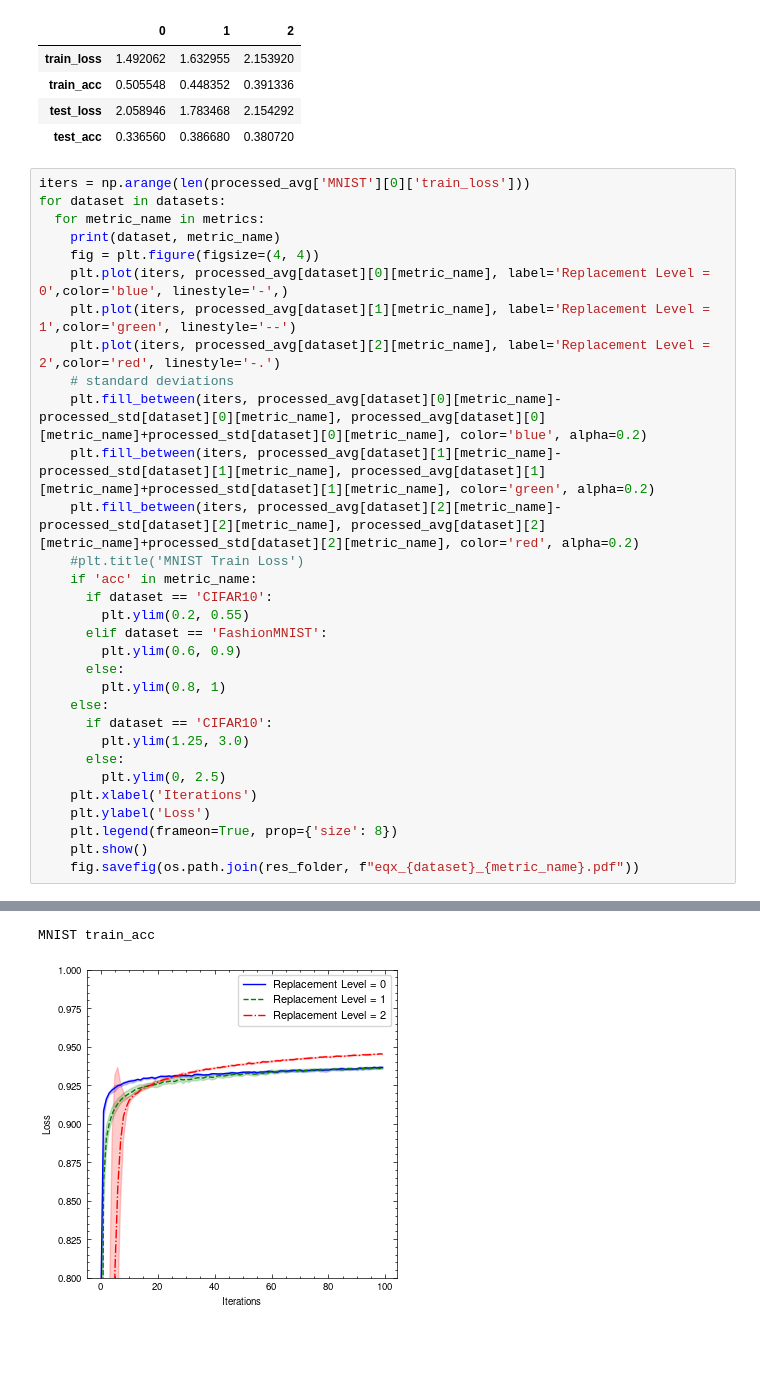
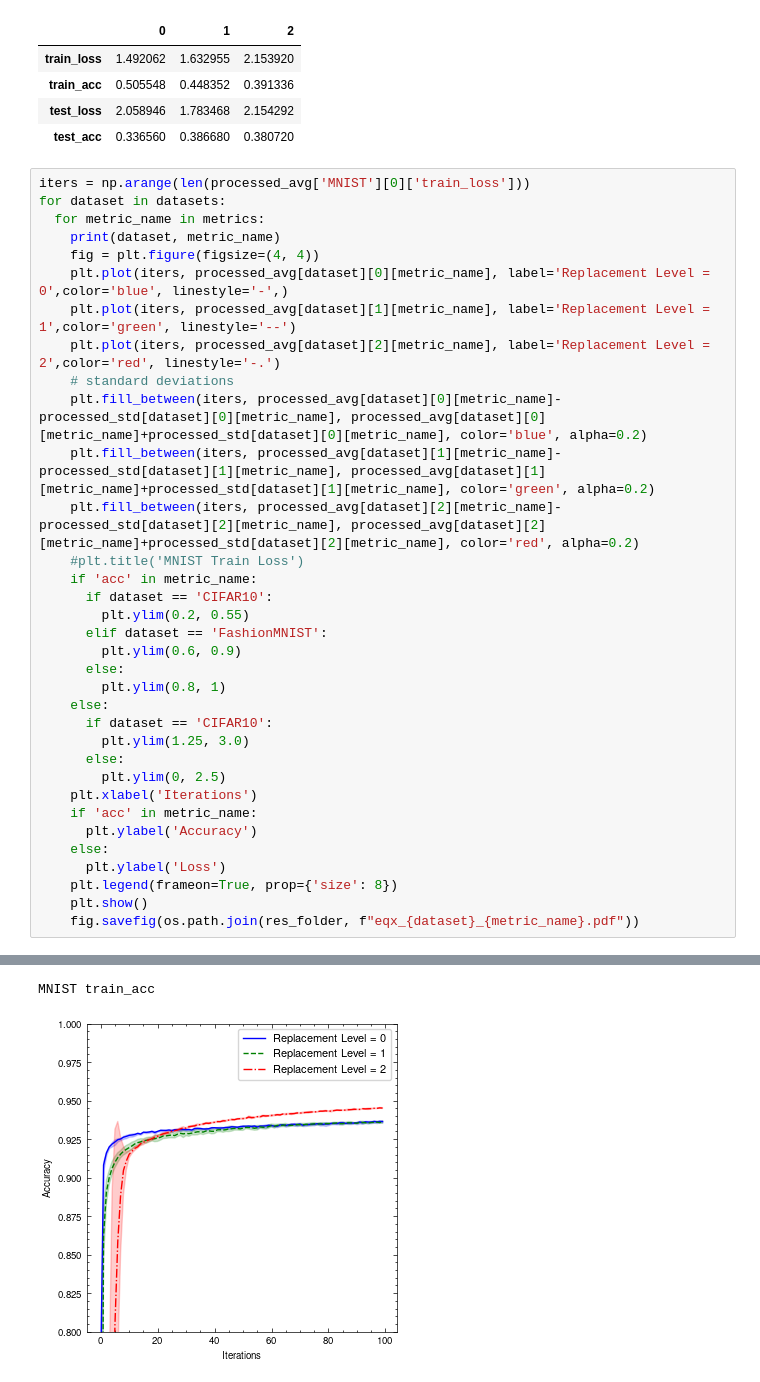
Before and after one commit to peiyong-addwater/Let-The-Quantum-Creep-In, a Jupyter notebook: notebooks/eqx/PlotEqxResults.ipynb, the cells around one changed output, grey strips where cells are left out. Saved outputs shown, nothing was run; the diff lists cells and outputs as text; blank space fills up the shorter version.

Commit message:
correct typo in plots

```diff
--- a/notebooks/eqx/PlotEqxResults.ipynb
+++ b/notebooks/eqx/PlotEqxResults.ipynb
@@ -137,35 +142,38 @@ for dataset in datasets:
     print(dataset, metric_name)
     fig = plt.figure(figsize=(4, 4))
     plt.plot(iters, processed_avg[dataset][0][metric_name], label='Replacement Level = 0',color='blue', linestyle='-',)
     plt.plot(iters, processed_avg[dataset][1][metric_name], label='Replacement Level = 1',color='green', linestyle='--')
     plt.plot(iters, processed_avg[dataset][2][metric_name], label='Replacement Level = 2',color='red', linestyle='-.')
     # standard deviations
     plt.fill_between(iters, processed_avg[dataset][0][metric_name]-processed_std[dataset][0][metric_name], processed_avg[dataset][0][metric_name]+processed_std[dataset][0][metric_name], color='blue', alpha=0.2)
     plt.fill_between(iters, processed_avg[dataset][1][metric_name]-processed_std[dataset][1][metric_name], processed_avg[dataset][1][metric_name]+processed_std[dataset][1][metric_name], color='green', alpha=0.2)
     plt.fill_between(iters, processed_avg[dataset][2][metric_name]-processed_std[dataset][2][metric_name], processed_avg[dataset][2][metric_name]+processed_std[dataset][2][metric_name], color='red', alpha=0.2)
     #plt.title('MNIST Train Loss')
     if 'acc' in metric_name:
       if dataset == 'CIFAR10':
         plt.ylim(0.2, 0.55)
       elif dataset == 'FashionMNIST':
         plt.ylim(0.6, 0.9)
       else:
         plt.ylim(0.8, 1)
     else:
       if dataset == 'CIFAR10':
         plt.ylim(1.25, 3.0)
       else:
         plt.ylim(0, 2.5)
     plt.xlabel('Iterations')
-    plt.ylabel('Loss')
+    if 'acc' in metric_name:
+      plt.ylabel('Accuracy')
+    else:
+      plt.ylabel('Loss')
     plt.legend(frameon=True, prop={'size': 8})
     plt.show()
     fig.savefig(os.path.join(res_folder, f"eqx_{dataset}_{metric_name}.pdf"))
 # %% [output]
 MNIST train_loss
 [figure]
 MNIST train_acc
-[figure, old version]
+[figure, new version]
 MNIST test_loss
 [figure]
 MNIST test_acc
```
Also changed, not shown: parts of 2 cells of this notebook, 29 other files.
